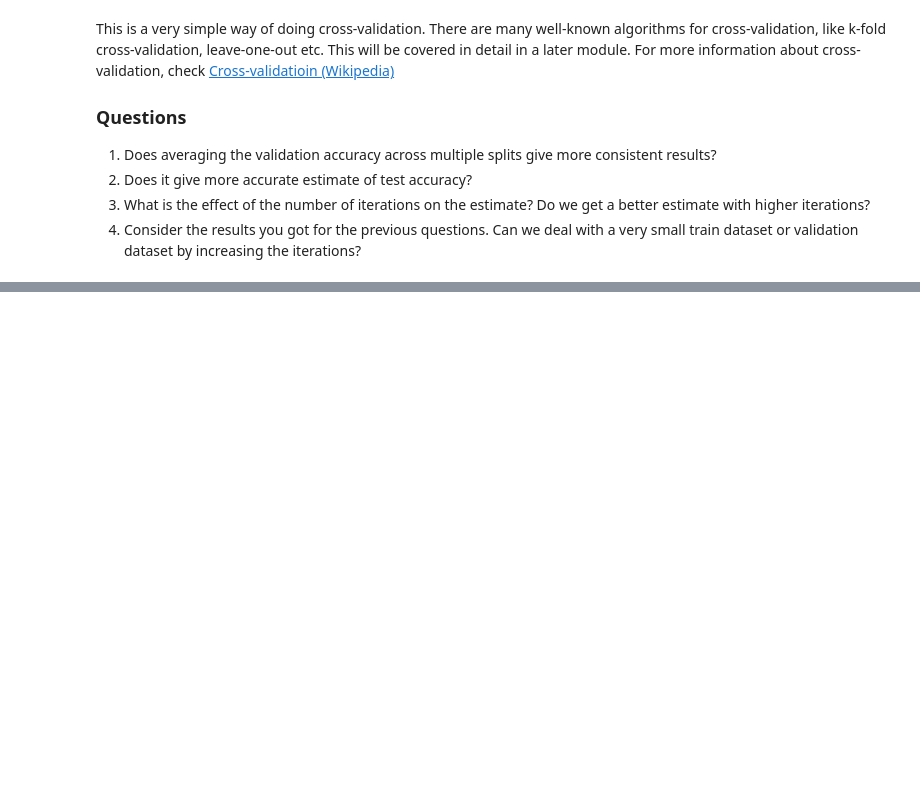
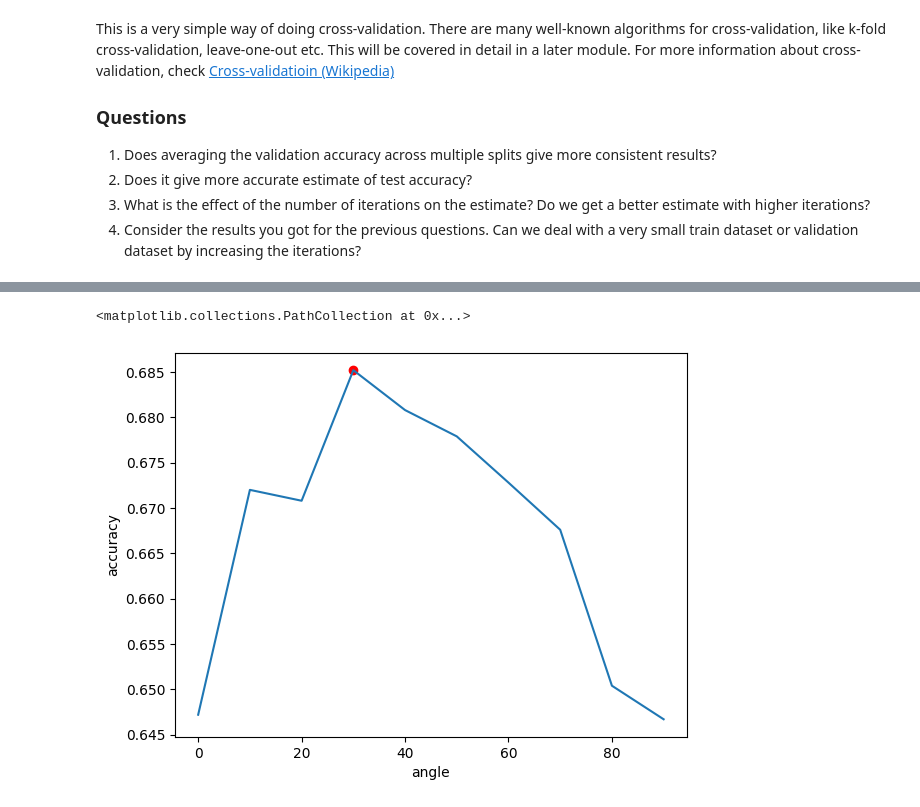
Before and after one commit to Sunithagangula/FMML-LABS-AND-ASSIGNMENTS, a Jupyter notebook: Module_01_Lab_02_MLPractice.ipynb, the cells around one changed output, grey strips where cells are left out. Cells and saved outputs as stored; diff of their text form; code cells hidden in the pictures; blank space fills up the shorter version.

```diff
--- a/Module_01_Lab_02_MLPractice.ipynb
+++ b/Module_01_Lab_02_MLPractice.ipynb
@@ -242,0 +329,15 @@ This is a very simple way of doing cross-validation. There are many well-known a
+# %%
+# hyperparameters
+angleconstraint = 60
+naugmentations = 5
+
+# augment
+augdata = train_X # we include the original images also in the augmented dataset
+auglabel = train_y
+for ii in range(naugmentations):
+  augdata = np.concatenate((augdata, augRotate(train_X, angleconstraint))) # concatenate the augmented data to the set
+  auglabel = np.concatenate((auglabel, train_y))  # the labels don't change when we augment
+
+# check the test accuracy
+testpred = NN(augdata, auglabel, test_X)
+print('Accuracy after rotation augmentation is ', Accuracy(test_y, testpred))
@@ -242,0 +362,16 @@ This is a very simple way of doing cross-validation. There are many well-known a
+# %%
+angleconstraints = [0,10,20,30,40,50,60,70,80,90] # the values we want to test
+accuracies = np.zeros(len(angleconstraints), dtype=np.float) # we will save the values here
+
+for ii in range(len(angleconstraints)):
+  # create the augmented dataset
+  augdata = train_X # we include the original images also in the augmented dataset
+  auglabel = train_y
+  for jj in range(naugmentations):
+    augdata = np.concatenate((augdata, augRotate(train_X, angleconstraints[ii]))) # concatenate the augmented data to the set
+    auglabel = np.concatenate((auglabel, train_y))  # the labels don't change when we augment
+
+  # check the test accuracy
+  testpred = NN(augdata, auglabel, test_X)
+  accuracies[ii] = Accuracy(test_y, testpred)
+  print('Accuracy after rotation augmentation constrained by ',angleconstraints[ii], ' is ', accuracies[ii], flush=True)
@@ -242,0 +398,16 @@ This is a very simple way of doing cross-validation. There are many well-known a
+# %%
+#Let us see the best value for angle constraint: (Ideally this should be done on validation set, not test set)
+
+
+fig = plt.figure()
+ax = fig.add_axes([0.1, 0.1, 0.8, 0.8]) # main axes
+# plot the variation of accuracy
+ax.plot(angleconstraints, accuracies)
+ax.set_xlabel('angle')
+ax.set_ylabel('accuracy')
+# plot the maximum accuracy
+maxind = np.argmax(accuracies)
+plt.scatter(angleconstraints[maxind], accuracies[maxind], c='red')
+# %% [output]
+<matplotlib.collections.PathCollection at 0x...>
+[figure, added]
```
Also changed, not shown: parts of 38 cells of this notebook.
